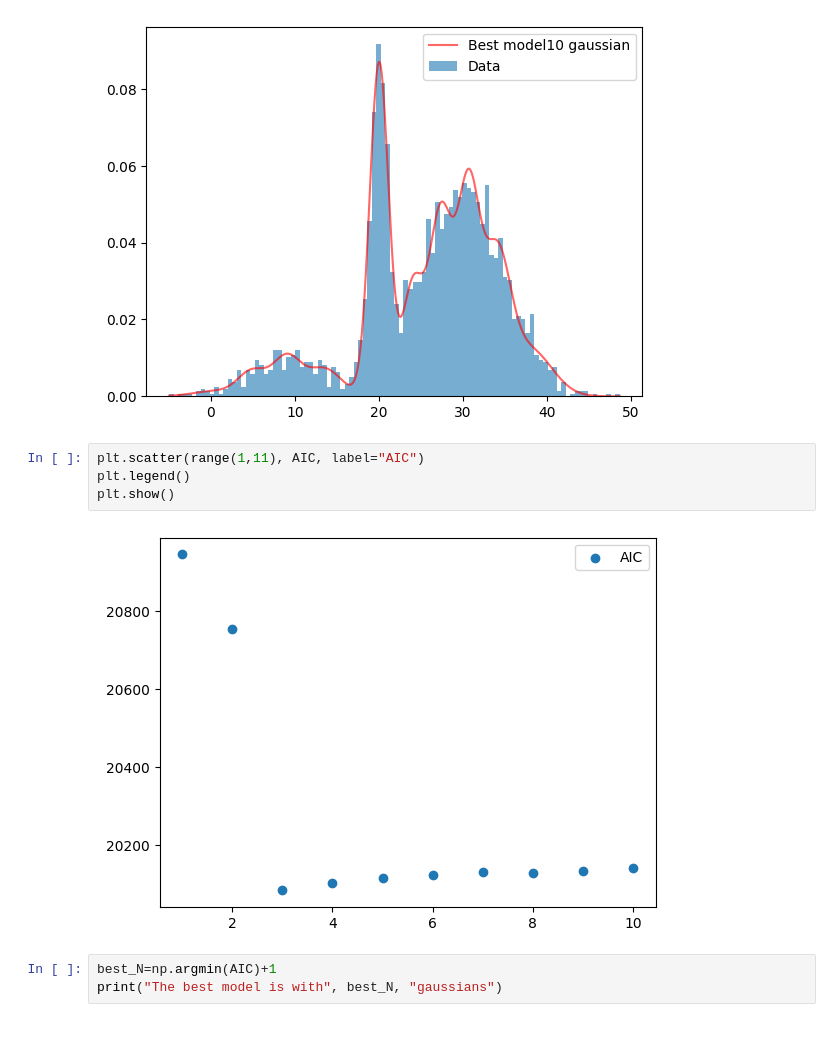
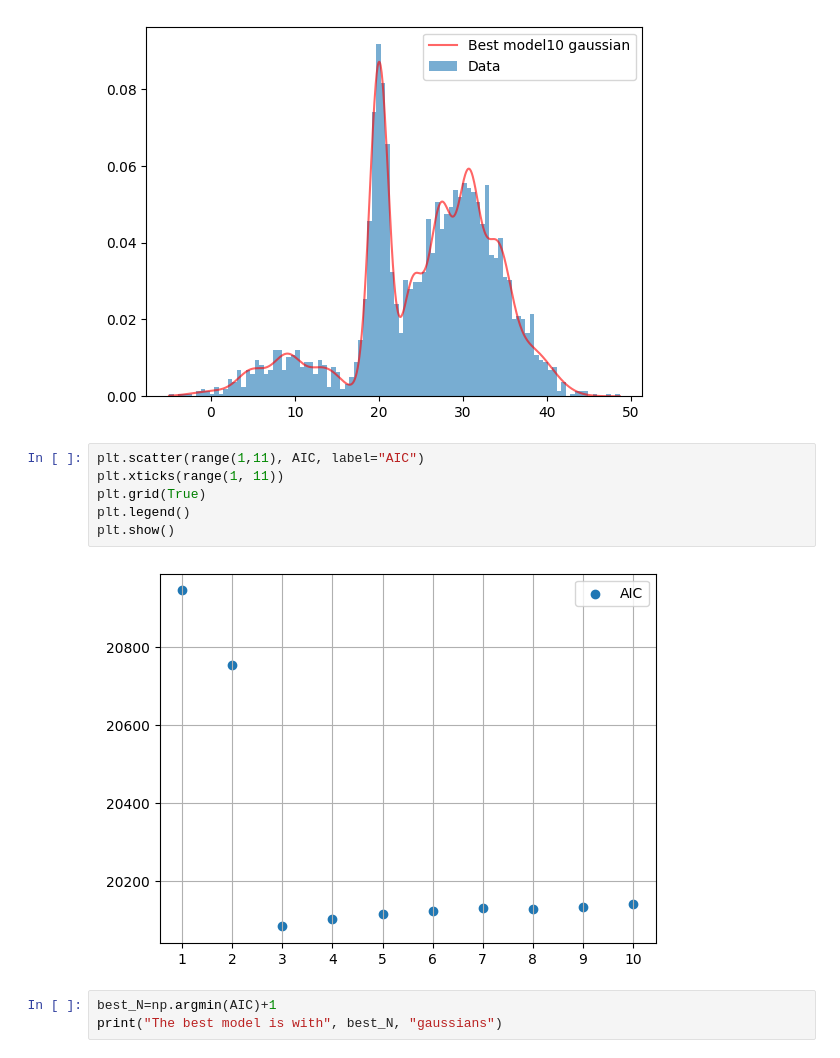
Before and after one commit to oblivion0218/ES_AstroStatistic, a Jupyter notebook: Sara_Antonellini/Lecture5/Blackhole.ipynb, the cells around one changed output. Saved outputs shown, nothing was run; the diff lists cells and outputs as text.

```diff
--- a/Sara_Antonellini/Lecture5/Blackhole.ipynb
+++ b/Sara_Antonellini/Lecture5/Blackhole.ipynb
@@ -49,10 +49,12 @@ for i in range (10):
 [figure]
 # %%
 plt.scatter(range(1,11), AIC, label="AIC")
+plt.xticks(range(1, 11))
+plt.grid(True)
 plt.legend()
 plt.show()
 # %% [output]
-[figure, old version]
+[figure, new version]
 # %%
 best_N=np.argmin(AIC)+1
 print("The best model is with", best_N, "gaussians")
```
